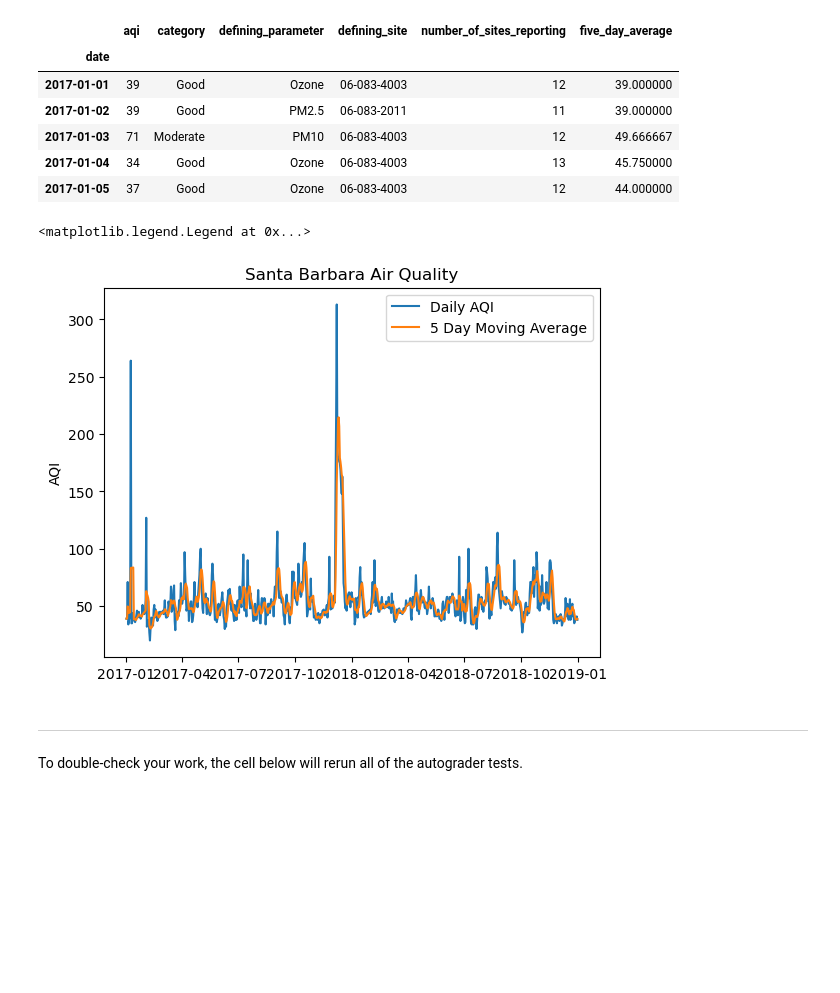
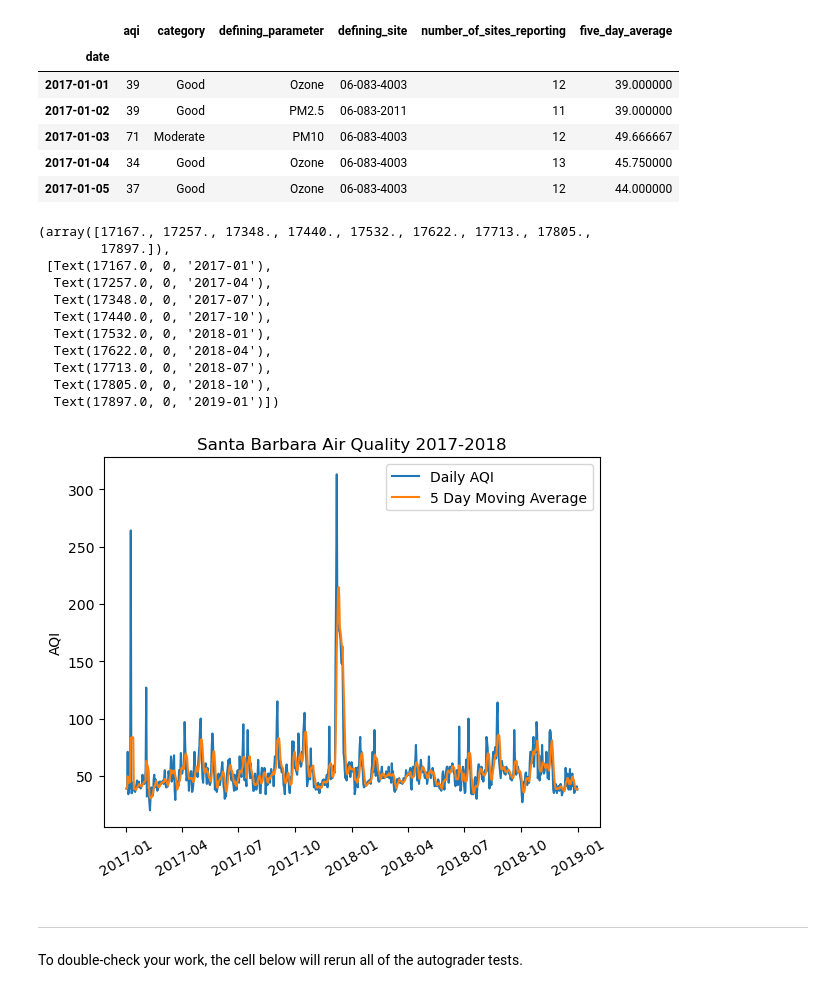
Before and after one commit to cloover7/eds220-hwk2, a Jupyter notebook: task3/hwk2-task3-aqi.ipynb, the cells around one changed output. Drawn from its saved outputs; the diff is of its cells as text; code cells hidden in the pictures; blank space fills up the shorter version.

```diff
--- a/task3/hwk2-task3-aqi.ipynb
+++ b/task3/hwk2-task3-aqi.ipynb
@@ -314,15 +356,26 @@ aqi_sb.head()
 | 2017-01-04 | 34 | Good | Ozone | 06-083-4003 | 13 | 45.750000 |
 | 2017-01-05 | 37 | Good | Ozone | 06-083-4003 | 12 | 44.000000 |
 # %%
-# plot aqi
+# plot sb aqi
 plt.plot(aqi_sb['aqi'], label = 'Daily AQI')
 plt.plot(aqi_sb['five_day_average'], label = '5 Day Moving Average')
 plt.ylabel("AQI")
 plt.title("Santa Barbara Air Quality 2017-2018")
 plt.legend()
+plt.xticks(rotation=30)
 # %% [output]
-<matplotlib.legend.Legend at 0x...>
+(array([17167., 17257., 17348., 17440., 17532., 17622., 17713., 17805.,
+        17897.]),
+ [Text(17167.0, 0, '2017-01'),
+  Text(17257.0, 0, '2017-04'),
+  Text(17348.0, 0, '2017-07'),
+  Text(17440.0, 0, '2017-10'),
+  Text(17532.0, 0, '2018-01'),
+  Text(17622.0, 0, '2018-04'),
+  Text(17713.0, 0, '2018-07'),
+  Text(17805.0, 0, '2018-10'),
+  Text(17897.0, 0, '2019-01')])
-[figure, old version]
+[figure, new version]
 # %% [markdown]
 ---
 
```
Also changed, not shown: parts of 1 cell of this notebook.
